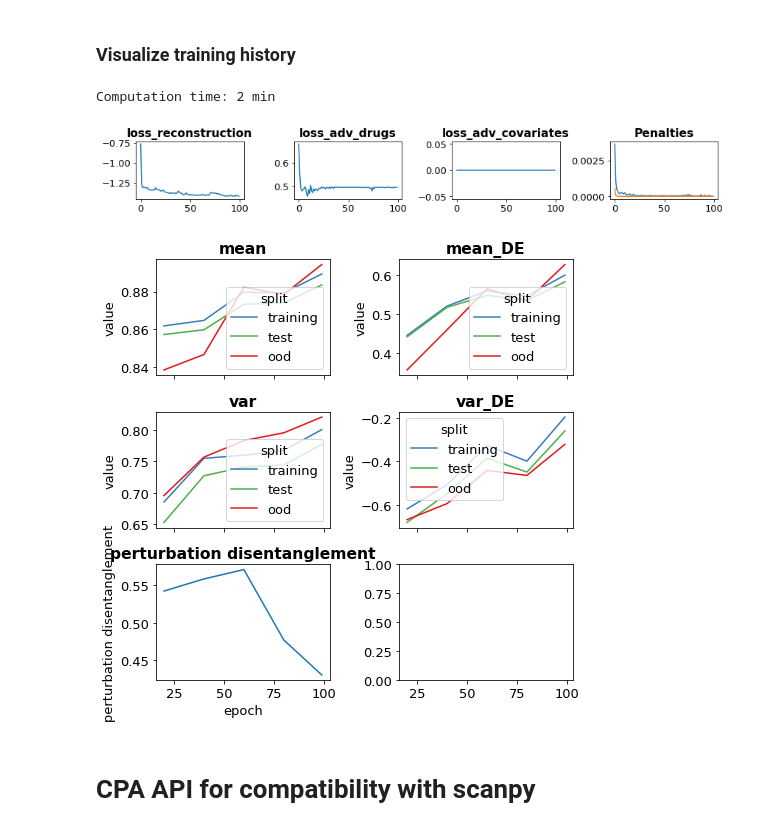
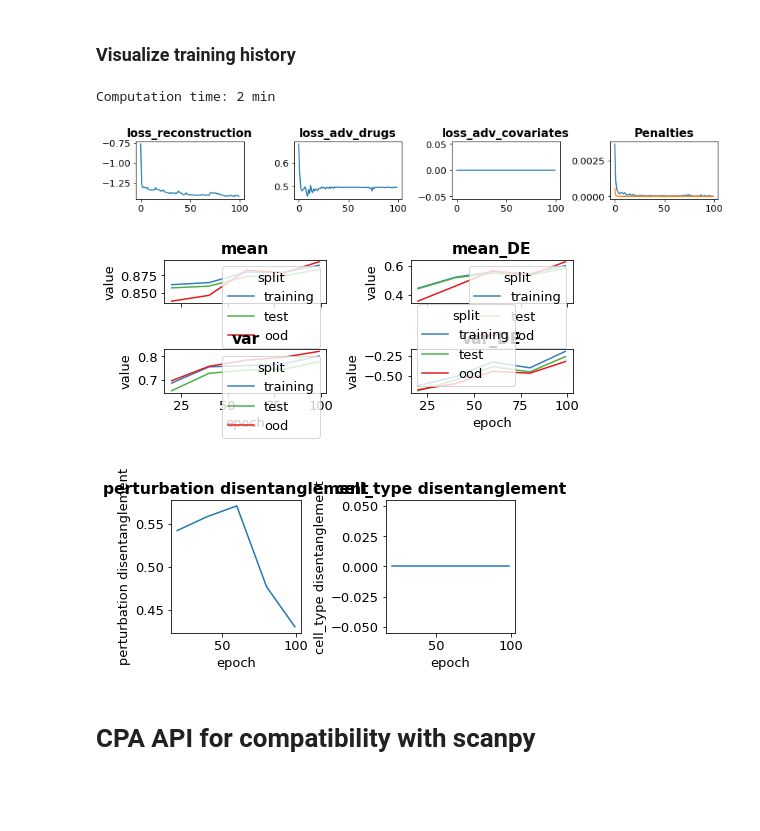
Before and after one commit to facebookresearch/CPA, a Jupyter notebook: notebooks/demo.ipynb, the cells around one changed output. Saved outputs shown, nothing was run; the diff lists cells and outputs as text; code cells hidden in the pictures; blank space fills up the shorter version.

Commit message:
fix history visuals

```diff
--- a/notebooks/demo.ipynb
+++ b/notebooks/demo.ipynb
@@ -69,11 +75,13 @@ Model saved to: /tmp/None
 ### Visualize training history
 # %%
 from cpa.plotting import CPAHistory
-pretty_history = CPAHistory(cpa_api.history)
+pretty_history = CPAHistory(cpa_api)
 pretty_history.print_time()
 pretty_history.plot_losses()
-pretty_history.plot_metrics(epoch_min=0)
+pretty_history.plot_r2_metrics(epoch_min=0)
+pretty_history.plot_disentanglement_metrics(epoch_min=0)
 # %% [output]
 Computation time: 2 min
 [figure]
-[figure, old version]
+[figure, new version]
+[figure, added]
```
Also changed, not shown: parts of 18 cells of this notebook, 2 other files.
